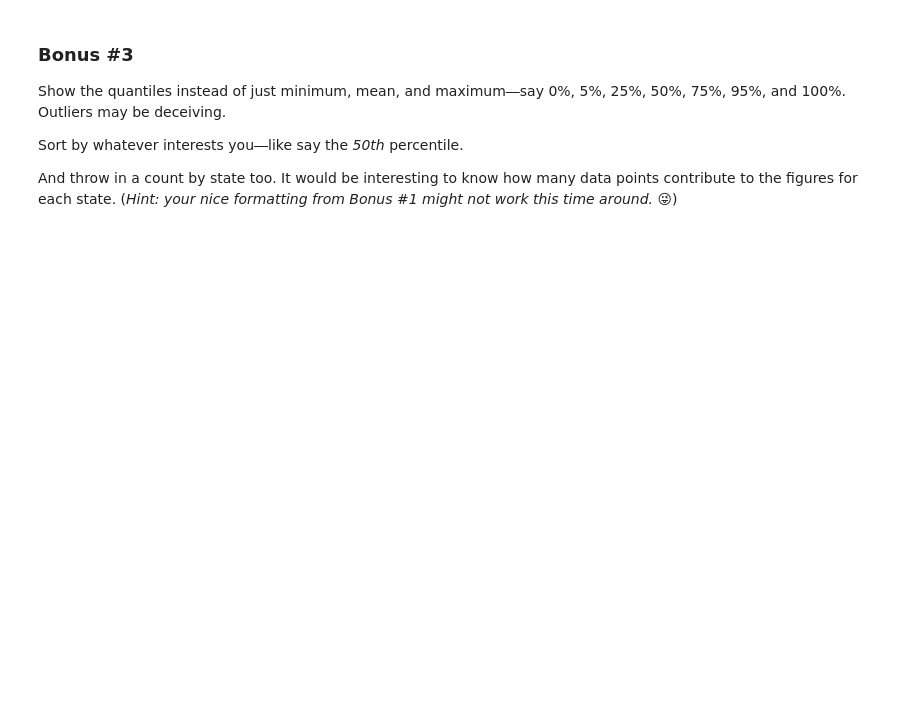
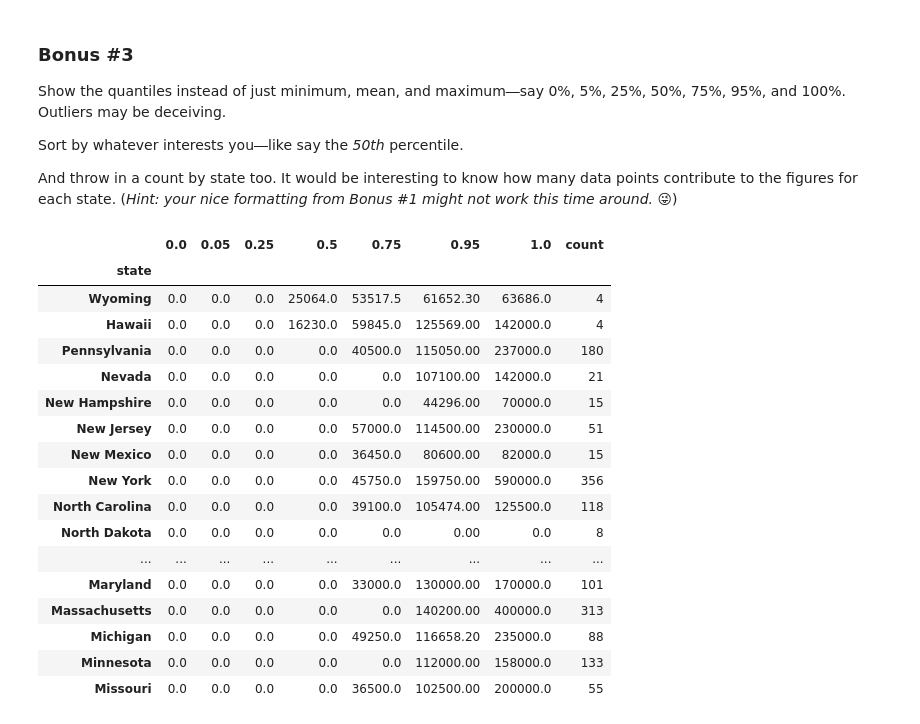
Before and after one commit to Mansur-Mahdee/2024-DS-Tue, a Jupyter notebook: Week-02-DS-Overview-and-Data/Exercise-MM.ipynb, the cells around one changed output. Cells and saved outputs as stored; diff of their text form; code cells hidden in the pictures; blank space fills up the shorter version.

```diff
--- a/Week-02-DS-Overview-and-Data/Exercise-MM.ipynb
+++ b/Week-02-DS-Overview-and-Data/Exercise-MM.ipynb
@@ -152,3 +321,7 @@ For now, let’s just look at U.S. dollars (`'USD'`).
 What we really want know is how each U.S. city pays in tech. What value in `country` represents the United States of America?
 # %%
 # We did filter for USD, so if we do a count of each unique country in descending count order, the relevant value(s) should show up at the top.
+country_count= filtered_salary['country'].value_counts()
+us_cities= filtered_salary[filtered_salary['country']==country_count.index[0]]
+city_pay= us_cities['state'].value_counts()
+city_pay
@@ -160,3 +347,5 @@ Well, we can’t get our answers with what we currently have, so you’ll have t
 Let’s not worry about anything below the first 5 values for now. Convert the top 5 to a single canonical value―say, `'US'`, which is nice and short.
 # %%
 # Replace them all with 'US'.
+us_cities['country'] = us_cities['country'].replace(['United States','USA'], 'US')
+us_cities.head().reset_index(drop=True)
@@ -181,0 +434,3 @@ Well, pooh! We forgot that `salary` isn’t numeric. Something wrong must be fix
+# %%
+# Fix it.
+us_cities['salary'] = pd.to_numeric(us_cities['salary'], errors='coerce')
@@ -189,0 +466,17 @@ That did the trick! Now let’s narrow this to data 2021 and 2022 just because (
+# %%
+
+us_cities['timestamp'] = pd.to_datetime(us_cities['timestamp'], errors='coerce')
+
+filtered_data = us_cities[us_cities['timestamp'].dt.year.isin([2021, 2022, 2023])]
+
+print(filtered_data['salary'].dtype)
+
+if filtered_data['salary'].dtype == 'object':
+    filtered_data['salary'] = pd.to_numeric(filtered_data['salary'].str.replace(',', ''), errors='coerce')
+
+filtered_data['salary'].fillna(0, inplace=True)
+salary_stats_filtered = filtered_data.groupby('state')['salary'].agg(['min', 'mean', 'max'])
+
+salary_stats_sorted_filtered = salary_stats_filtered.sort_values(by='mean', ascending=False)
+
+print(salary_stats_sorted_filtered)
@@ -215,3 +568,34 @@ Show the quantiles instead of just minimum, mean, and maximum―say 0%, 5%, 25%,
 Sort by whatever interests you―like say the *50th* percentile.
 
 And throw in a count by state too. It would be interesting to know how many data points contribute to the figures for each state. (*Hint: your nice formatting from Bonus #1 might not work this time around.* 😜)
+# %%
+filtered_data_clean = filtered_data.dropna(subset=['state'])
+
+filtered_single_states = filtered_data_clean[filtered_data_clean['state'].str.match(r'^[^,]+$', na=False)]
+quantiles = [0, 0.05, 0.25, 0.50, 0.75, 0.95, 1.0]
+
+salary_stats_filtered = filtered_single_states.groupby('state')['salary'].quantile(quantiles).unstack()
+salary_stats_filtered['count'] = filtered_single_states.groupby('state')['salary'].count()
+
+salary_stats_sorted_filtered = salary_stats_filtered.sort_values(by=0.50, ascending=False)
+
+salary_stats_sorted_filtered
+# %% [output]
+|  | 0.0 | 0.05 | 0.25 | 0.5 | 0.75 | 0.95 | 1.0 | count |
+| state |  |  |  |  |  |  |  |  |
+| Wyoming | 0.0 | 0.0 | 0.0 | 25064.0 | 53517.5 | 61652.30 | 63686.0 | 4 |
+| Hawaii | 0.0 | 0.0 | 0.0 | 16230.0 | 59845.0 | 125569.00 | 142000.0 | 4 |
+| Pennsylvania | 0.0 | 0.0 | 0.0 | 0.0 | 40500.0 | 115050.00 | 237000.0 | 180 |
+| Nevada | 0.0 | 0.0 | 0.0 | 0.0 | 0.0 | 107100.00 | 142000.0 | 21 |
+| New Hampshire | 0.0 | 0.0 | 0.0 | 0.0 | 0.0 | 44296.00 | 70000.0 | 15 |
+| New Jersey | 0.0 | 0.0 | 0.0 | 0.0 | 57000.0 | 114500.00 | 230000.0 | 51 |
+| New Mexico | 0.0 | 0.0 | 0.0 | 0.0 | 36450.0 | 80600.00 | 82000.0 | 15 |
+| New York | 0.0 | 0.0 | 0.0 | 0.0 | 45750.0 | 159750.00 | 590000.0 | 356 |
+| North Carolina | 0.0 | 0.0 | 0.0 | 0.0 | 39100.0 | 105474.00 | 125500.0 | 118 |
+| North Dakota | 0.0 | 0.0 | 0.0 | 0.0 | 0.0 | 0.00 | 0.0 | 8 |
+| ... | ... | ... | ... | ... | ... | ... | ... | ... |
+| Maryland | 0.0 | 0.0 | 0.0 | 0.0 | 33000.0 | 130000.00 | 170000.0 | 101 |
+| Massachusetts | 0.0 | 0.0 | 0.0 | 0.0 | 0.0 | 140200.00 | 400000.0 | 313 |
+| Michigan | 0.0 | 0.0 | 0.0 | 0.0 | 49250.0 | 116658.20 | 235000.0 | 88 |
+| Minnesota | 0.0 | 0.0 | 0.0 | 0.0 | 0.0 | 112000.00 | 158000.0 | 133 |
+| Missouri | 0.0 | 0.0 | 0.0 | 0.0 | 36500.0 | 102500.00 | 200000.0 | 55 |
```
Also changed, not shown: parts of 32 cells of this notebook, 2 other files.
